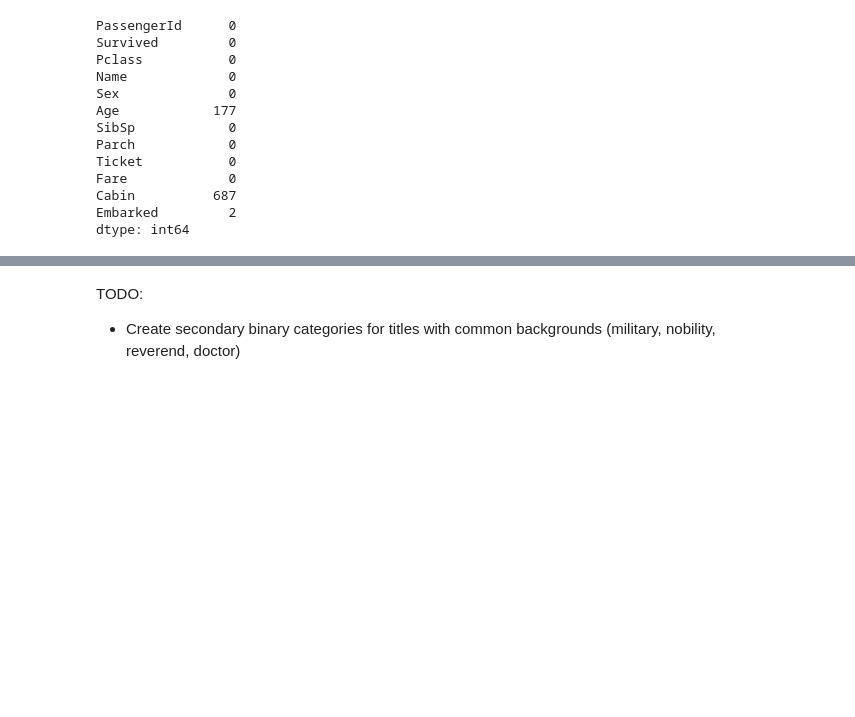
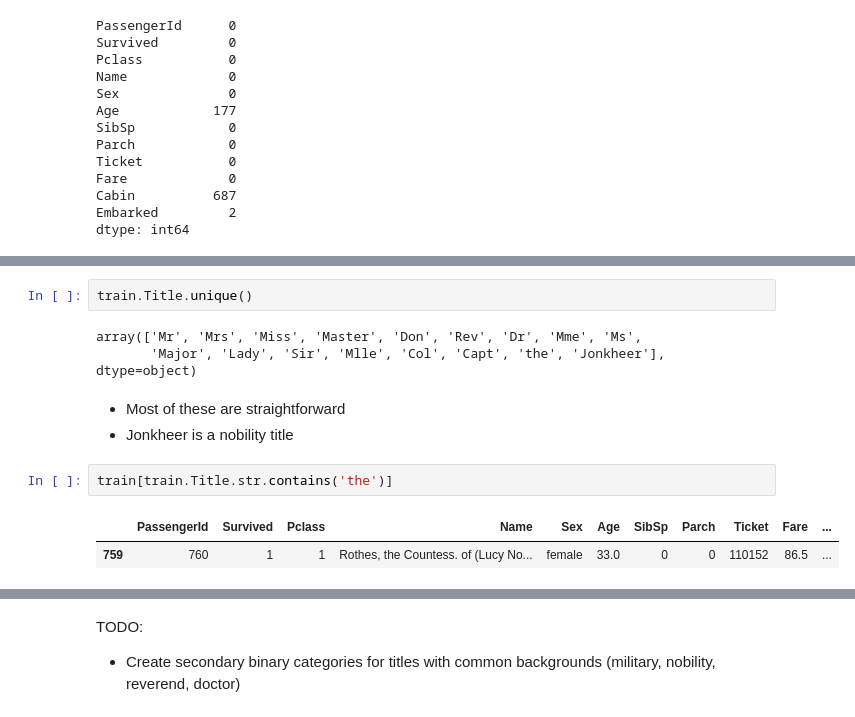
Before and after one commit to hamil168/Data-Science-Misc, a Jupyter notebook: Kaggle_Titanic/Titanic 2 - Data Workup.ipynb, the cells around one changed output, grey strips where cells are left out. Drawn from its saved outputs; the diff is of its cells as text; blank space fills up the shorter version.

```diff
--- a/Kaggle_Titanic/Titanic 2 - Data Workup.ipynb
+++ b/Kaggle_Titanic/Titanic 2 - Data Workup.ipynb
@@ -192,0 +205,13 @@ TODO:
+# %%
+train.Title.unique()
+# %% [output]
+array(['Mr', 'Mrs', 'Miss', 'Master', 'Don', 'Rev', 'Dr', 'Mme', 'Ms',
+       'Major', 'Lady', 'Sir', 'Mlle', 'Col', 'Capt', 'the', 'Jonkheer'], dtype=object)
+# %% [markdown]
+- Most of these are straightforward
+- Jonkheer is a nobility title
+# %%
+train[train.Title.str.contains('the')]
+# %% [output]
+|  | PassengerId | Survived | Pclass | Name | Sex | Age | SibSp | Parch | Ticket | Fare | ... |
+| 759 | 760 | 1 | 1 | Rothes, the Countess. of (Lucy No... | female | 33.0 | 0 | 0 | 110152 | 86.5 | ... |
```
Also changed, not shown: parts of 20 cells of this notebook.
